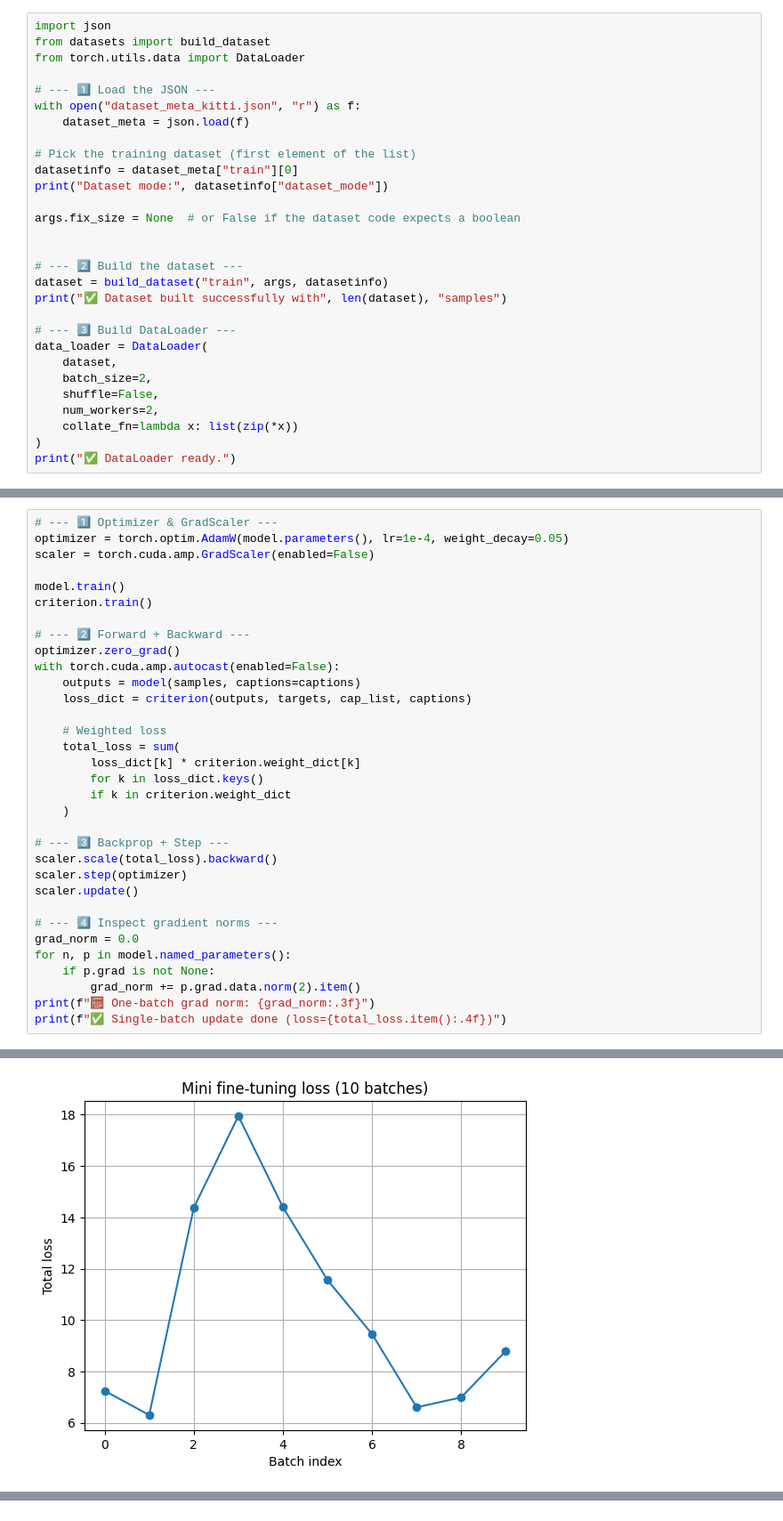
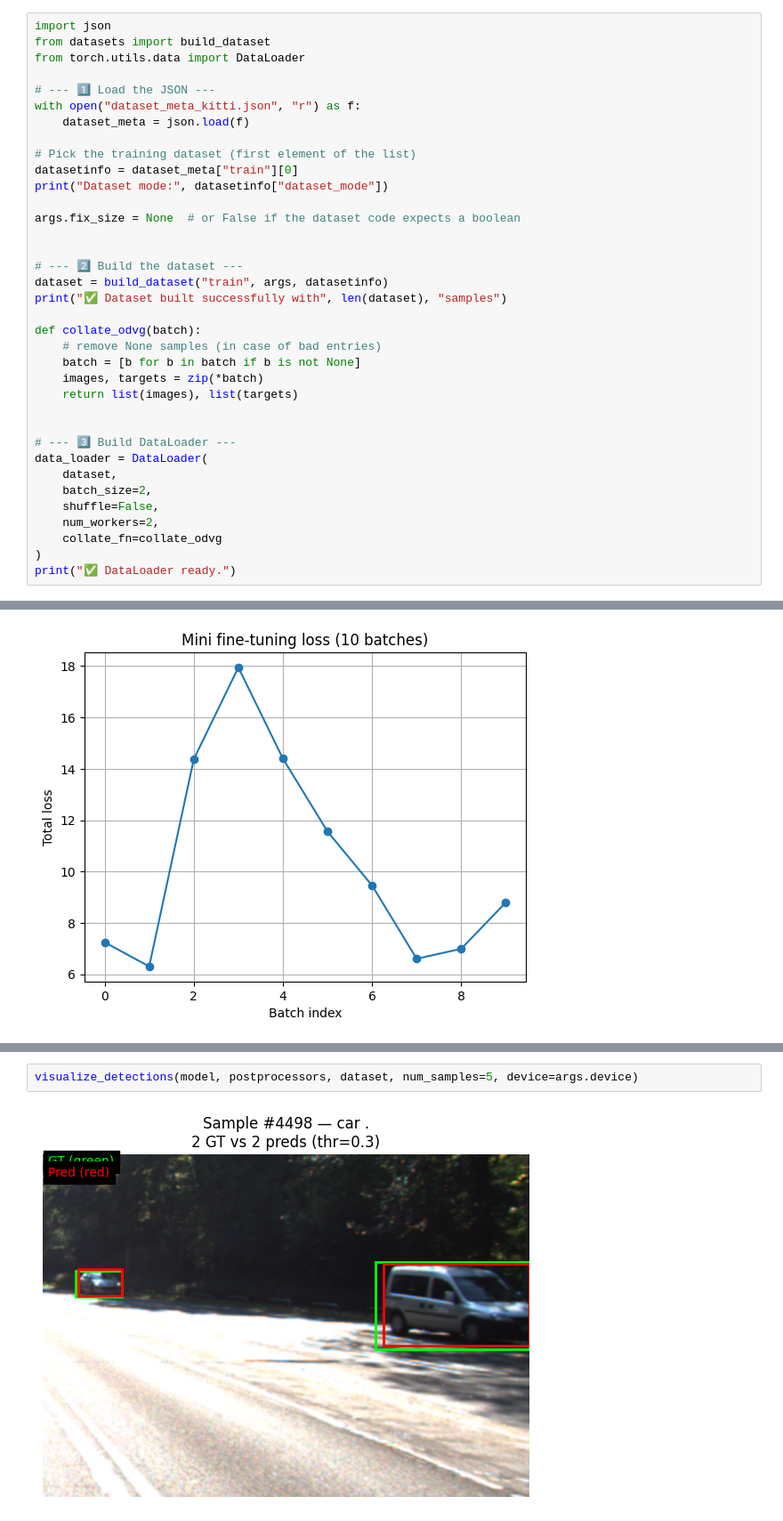
Before and after one commit to azzy13/GroundingDINO-KITTI-FineTune, a Jupyter notebook: model_fixing.ipynb, the cells around one changed output, grey strips where cells are left out. Shown at 89% size. Drawn from its saved outputs; the diff is of its cells as text.

Commit message:
converted kitti2odvg

```diff
--- a/model_fixing.ipynb
+++ b/model_fixing.ipynb
@@ -189,13 +186,20 @@ args.fix_size = None  # or False if the dataset code expects a boolean
 dataset = build_dataset("train", args, datasetinfo)
 print("✅ Dataset built successfully with", len(dataset), "samples")
 
+def collate_odvg(batch):
+    # remove None samples (in case of bad entries)
+    batch = [b for b in batch if b is not None]
+    images, targets = zip(*batch)
+    return list(images), list(targets)
+
+
 # --- 3️⃣ Build DataLoader ---
 data_loader = DataLoader(
     dataset,
     batch_size=2,
     shuffle=False,
     num_workers=2,
-    collate_fn=lambda x: list(zip(*x))
+    collate_fn=collate_odvg
 )
 print("✅ DataLoader ready.")
 # %% [output]
@@ -393,33 +324,0 @@ dict_keys(['size', 'cap_list', 'caption', 'boxes', 'labels'])
-# %%
-# --- 1️⃣ Optimizer & GradScaler ---
-optimizer = torch.optim.AdamW(model.parameters(), lr=1e-4, weight_decay=0.05)
-scaler = torch.cuda.amp.GradScaler(enabled=False)
-
-model.train()
-criterion.train()
-
-# --- 2️⃣ Forward + Backward ---
-optimizer.zero_grad()
-with torch.cuda.amp.autocast(enabled=False):
-    outputs = model(samples, captions=captions)
-    loss_dict = criterion(outputs, targets, cap_list, captions)
-
-    # Weighted loss
-    total_loss = sum(
-        loss_dict[k] * criterion.weight_dict[k]
-        for k in loss_dict.keys()
-        if k in criterion.weight_dict
-    )
-
-# --- 3️⃣ Backprop + Step ---
-scaler.scale(total_loss).backward()
-scaler.step(optimizer)
-scaler.update()
-
-# --- 4️⃣ Inspect gradient norms ---
-grad_norm = 0.0
-for n, p in model.named_parameters():
-    if p.grad is not None:
-        grad_norm += p.grad.data.norm(2).item()
-print(f"🧮 One-batch grad norm: {grad_norm:.3f}")
-print(f"✅ Single-batch update done (loss={total_loss.item():.4f})")
@@ -476,0 +481,4 @@ plt.show()
+# %%
+visualize_detections(model, postprocessors, dataset, num_samples=5, device=args.device)
+# %% [output]
+[figure, added]
```
Also changed, not shown: parts of 18 cells of this notebook, 7 other files.
